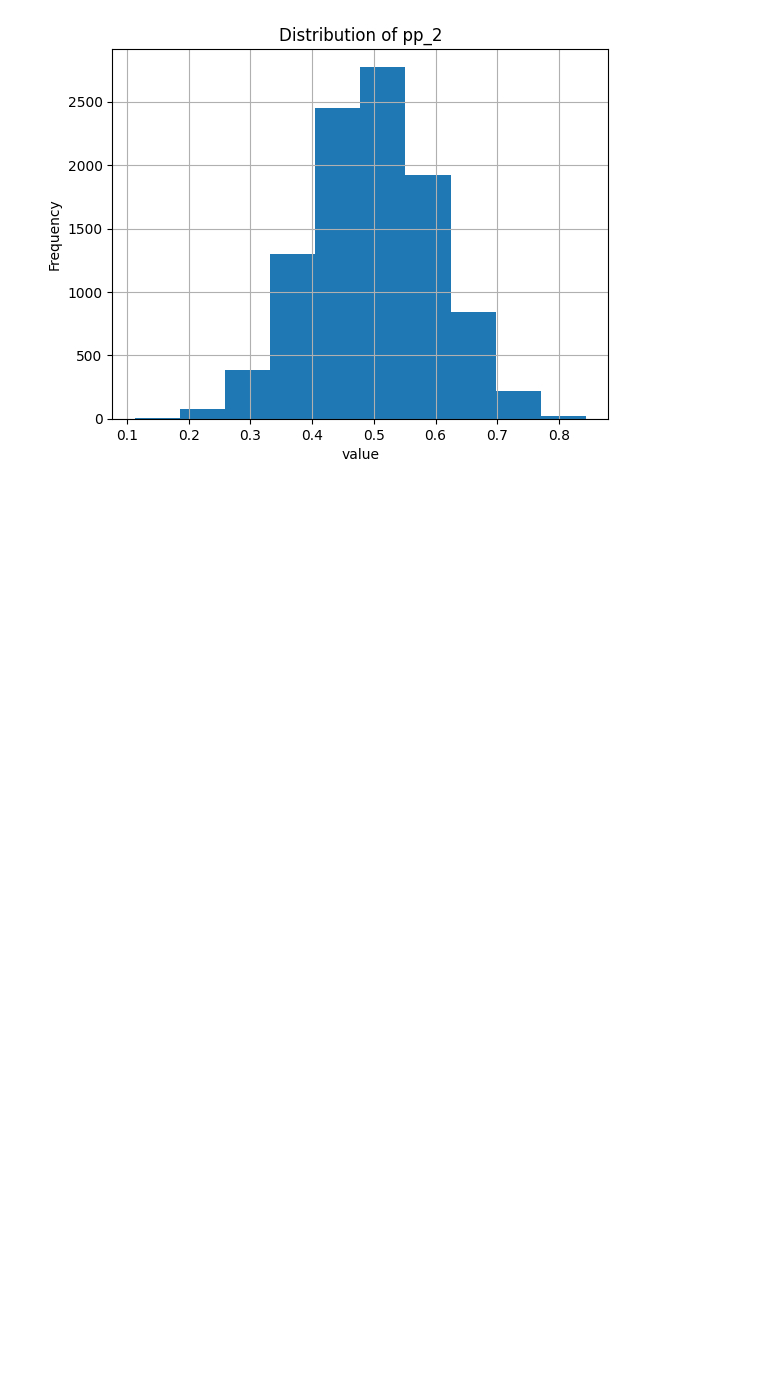
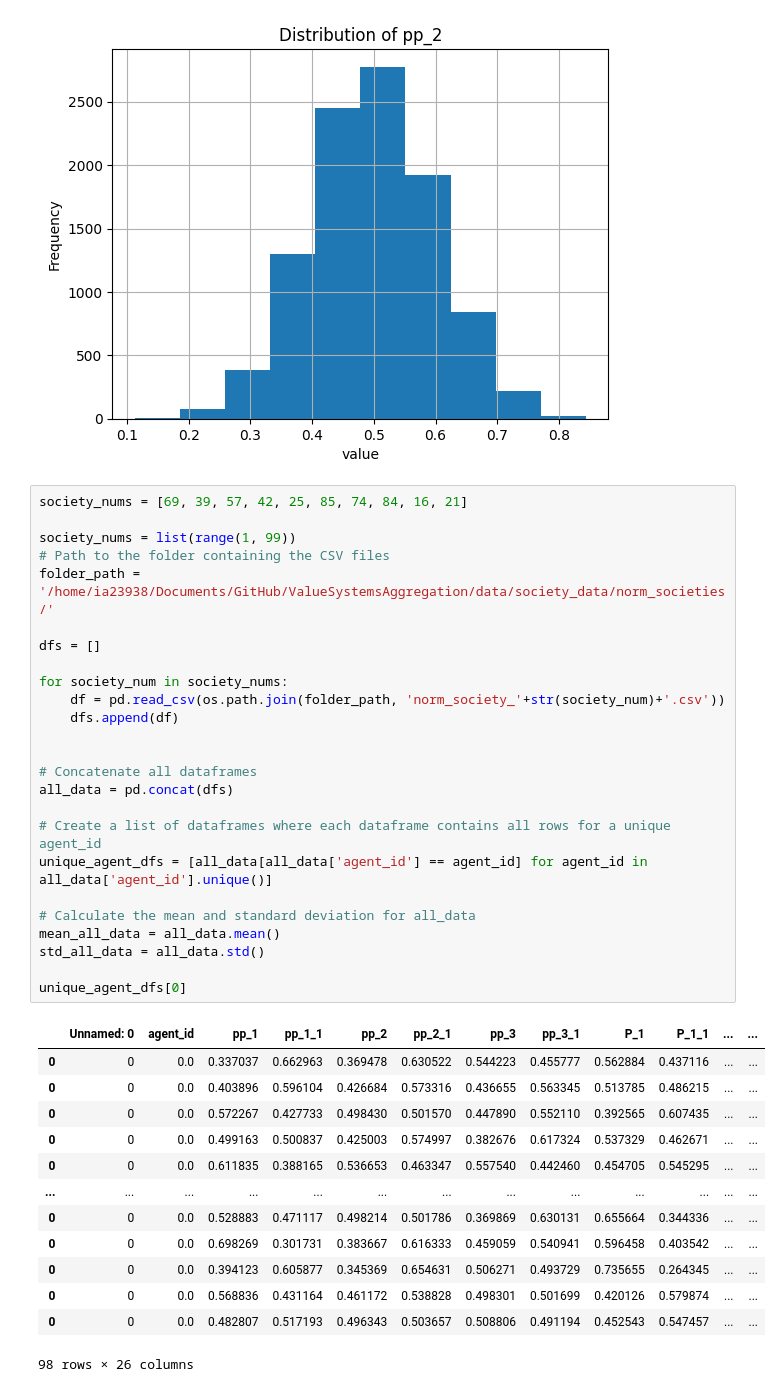
Before and after one commit to JosephTrevorrow/ValueSystemsAggregation, a Jupyter notebook: data/society_data/distribution_checker.ipynb, the cells around one changed output. Saved outputs shown, nothing was run; the diff lists cells and outputs as text; blank space fills up the shorter version.

```diff
--- a/data/society_data/distribution_checker.ipynb
+++ b/data/society_data/distribution_checker.ipynb
@@ -93,3 +93,42 @@ plt.title('Distribution of '+col)
 # %% [output]
 Text(0.5, 1.0, 'Distribution of pp_2')
 [figure]
+# %%
+society_nums = [69, 39, 57, 42, 25, 85, 74, 84, 16, 21]
+
+society_nums = list(range(1, 99))
+# Path to the folder containing the CSV files
+folder_path = '/home/ia23938/Documents/GitHub/ValueSystemsAggregation/data/society_data/norm_societies/'
+
+dfs = []
+
+for society_num in society_nums:
+    df = pd.read_csv(os.path.join(folder_path, 'norm_society_'+str(society_num)+'.csv'))
+    dfs.append(df)
+
+
+# Concatenate all dataframes
+all_data = pd.concat(dfs)
+
+# Create a list of dataframes where each dataframe contains all rows for a unique agent_id
+unique_agent_dfs = [all_data[all_data['agent_id'] == agent_id] for agent_id in all_data['agent_id'].unique()]
+
+# Calculate the mean and standard deviation for all_data
+mean_all_data = all_data.mean()
+std_all_data = all_data.std()
+
+unique_agent_dfs[0]
+# %% [output]
+|  | Unnamed: 0 | agent_id | pp_1 | pp_1_1 | pp_2 | pp_2_1 | pp_3 | pp_3_1 | P_1 | P_1_1 | ... | ... |
+| 0 | 0 | 0.0 | 0.337037 | 0.662963 | 0.369478 | 0.630522 | 0.544223 | 0.455777 | 0.562884 | 0.437116 | ... | ... |
+| 0 | 0 | 0.0 | 0.403896 | 0.596104 | 0.426684 | 0.573316 | 0.436655 | 0.563345 | 0.513785 | 0.486215 | ... | ... |
+| 0 | 0 | 0.0 | 0.572267 | 0.427733 | 0.498430 | 0.501570 | 0.447890 | 0.552110 | 0.392565 | 0.607435 | ... | ... |
+| 0 | 0 | 0.0 | 0.499163 | 0.500837 | 0.425003 | 0.574997 | 0.382676 | 0.617324 | 0.537329 | 0.462671 | ... | ... |
+| 0 | 0 | 0.0 | 0.611835 | 0.388165 | 0.536653 | 0.463347 | 0.557540 | 0.442460 | 0.454705 | 0.545295 | ... | ... |
+| ... | ... | ... | ... | ... | ... | ... | ... | ... | ... | ... | ... | ... |
+| 0 | 0 | 0.0 | 0.528883 | 0.471117 | 0.498214 | 0.501786 | 0.369869 | 0.630131 | 0.655664 | 0.344336 | ... | ... |
+| 0 | 0 | 0.0 | 0.698269 | 0.301731 | 0.383667 | 0.616333 | 0.459059 | 0.540941 | 0.596458 | 0.403542 | ... | ... |
+| 0 | 0 | 0.0 | 0.394123 | 0.605877 | 0.345369 | 0.654631 | 0.506271 | 0.493729 | 0.735655 | 0.264345 | ... | ... |
+| 0 | 0 | 0.0 | 0.568836 | 0.431164 | 0.461172 | 0.538828 | 0.498301 | 0.501699 | 0.420126 | 0.579874 | ... | ... |
+| 0 | 0 | 0.0 | 0.482807 | 0.517193 | 0.496343 | 0.503657 | 0.508806 | 0.491194 | 0.452543 | 0.547457 | ... | ... |
+98 rows × 26 columns
```
Also changed, not shown: parts of 3 cells of this notebook, 35 other files.
